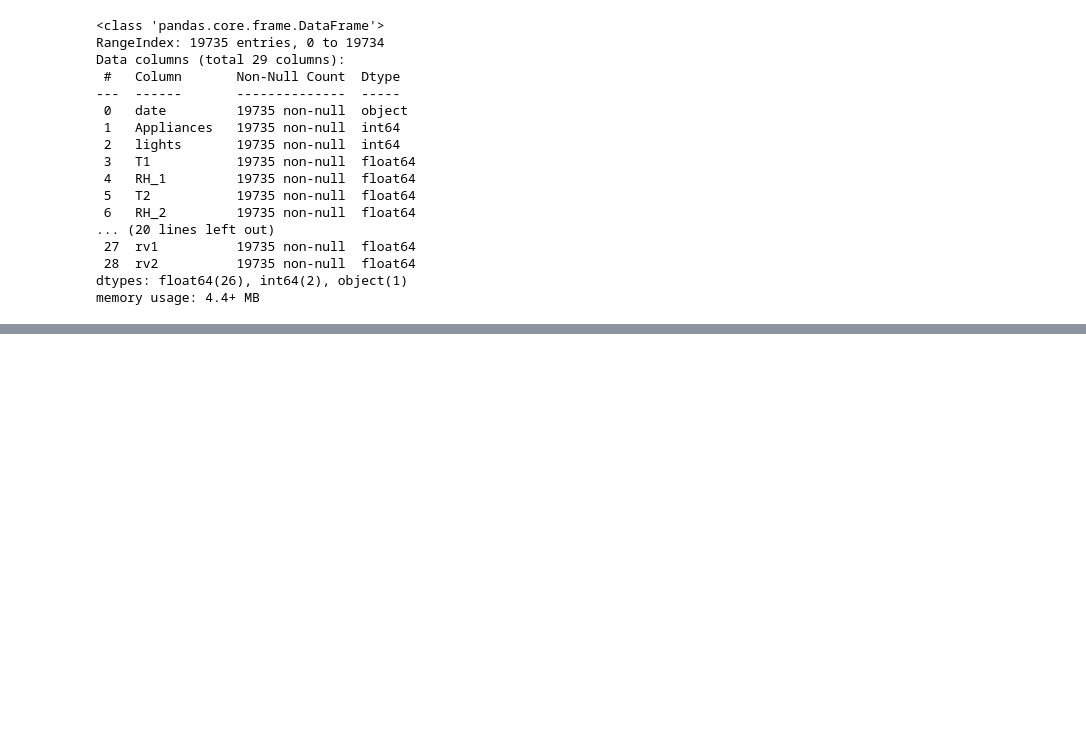
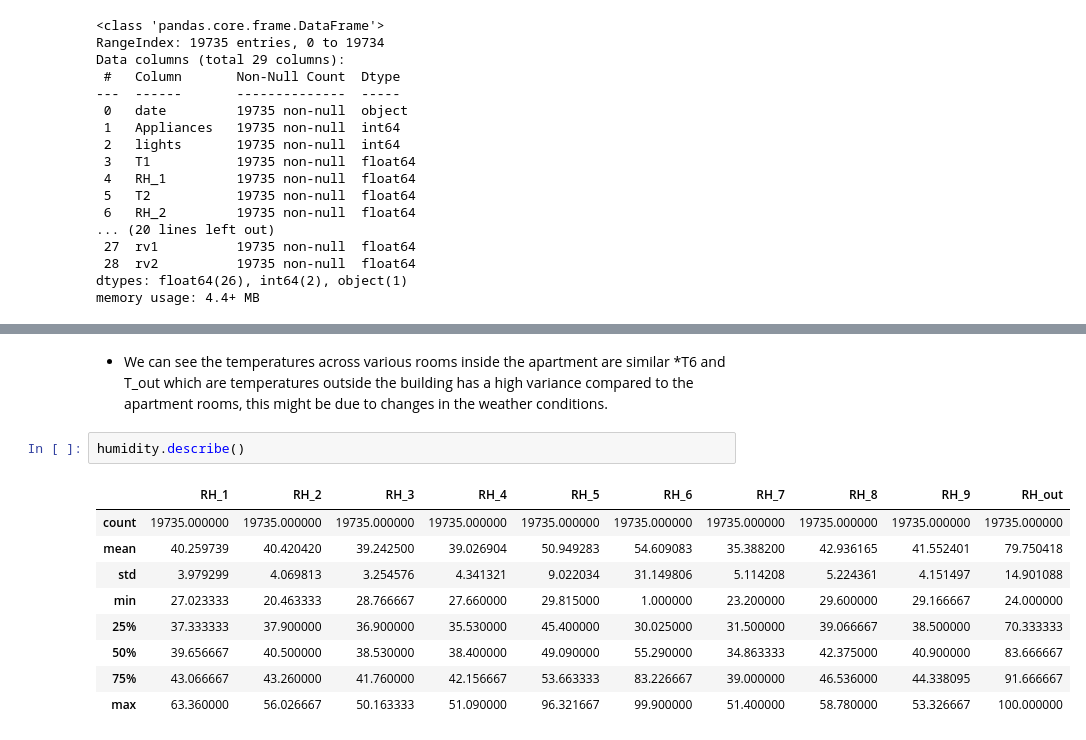
Before and after one commit to Srijan-Rai/Appliane-Energy-Prediction, a Jupyter notebook: ApplianceEnergyPrediction.ipynb, the cells around one changed output, grey strips where cells are left out. Saved outputs shown, nothing was run; the diff lists cells and outputs as text; blank space fills up the shorter version.

```diff
--- a/ApplianceEnergyPrediction.ipynb
+++ b/ApplianceEnergyPrediction.ipynb
@@ -146,0 +165,15 @@ memory usage: 4.4+ MB
+# %% [markdown]
+* We can see the temperatures across various rooms inside the apartment are similar
+*T6 and T_out which are temperatures outside the building has a high variance compared to the apartment rooms, this might be due to changes in the weather conditions.
+# %%
+humidity.describe()
+# %% [output]
+|  | RH_1 | RH_2 | RH_3 | RH_4 | RH_5 | RH_6 | RH_7 | RH_8 | RH_9 | RH_out |
+| count | 19735.000000 | 19735.000000 | 19735.000000 | 19735.000000 | 19735.000000 | 19735.000000 | 19735.000000 | 19735.000000 | 19735.000000 | 19735.000000 |
+| mean | 40.259739 | 40.420420 | 39.242500 | 39.026904 | 50.949283 | 54.609083 | 35.388200 | 42.936165 | 41.552401 | 79.750418 |
+| std | 3.979299 | 4.069813 | 3.254576 | 4.341321 | 9.022034 | 31.149806 | 5.114208 | 5.224361 | 4.151497 | 14.901088 |
+| min | 27.023333 | 20.463333 | 28.766667 | 27.660000 | 29.815000 | 1.000000 | 23.200000 | 29.600000 | 29.166667 | 24.000000 |
+| 25% | 37.333333 | 37.900000 | 36.900000 | 35.530000 | 45.400000 | 30.025000 | 31.500000 | 39.066667 | 38.500000 | 70.333333 |
+| 50% | 39.656667 | 40.500000 | 38.530000 | 38.400000 | 49.090000 | 55.290000 | 34.863333 | 42.375000 | 40.900000 | 83.666667 |
+| 75% | 43.066667 | 43.260000 | 41.760000 | 42.156667 | 53.663333 | 83.226667 | 39.000000 | 46.536000 | 44.338095 | 91.666667 |
+| max | 63.360000 | 56.026667 | 50.163333 | 51.090000 | 96.321667 | 99.900000 | 51.400000 | 58.780000 | 53.326667 | 100.000000 |
```
Also changed, not shown: parts of 10 cells of this notebook.
